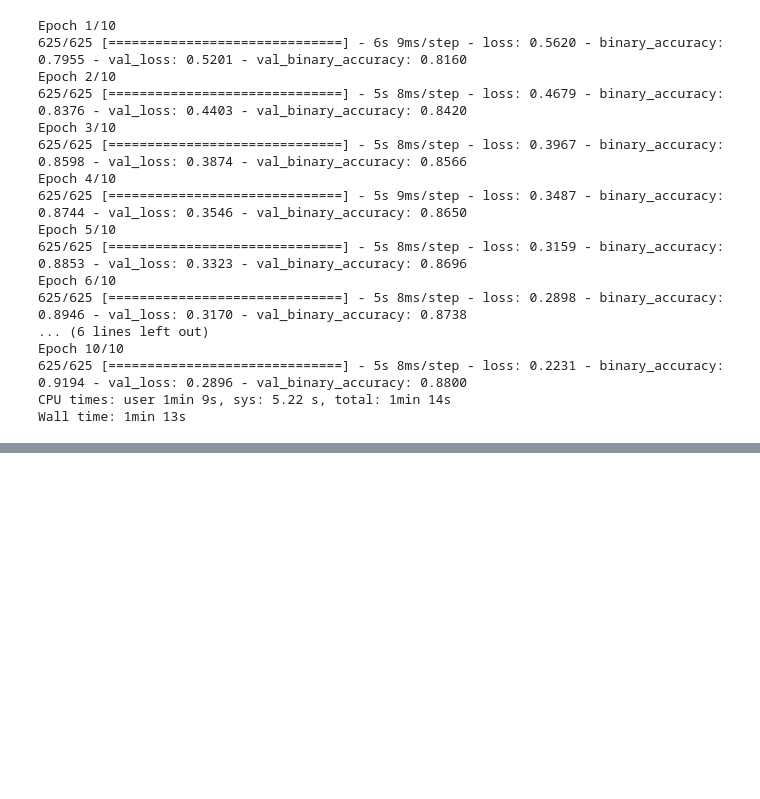
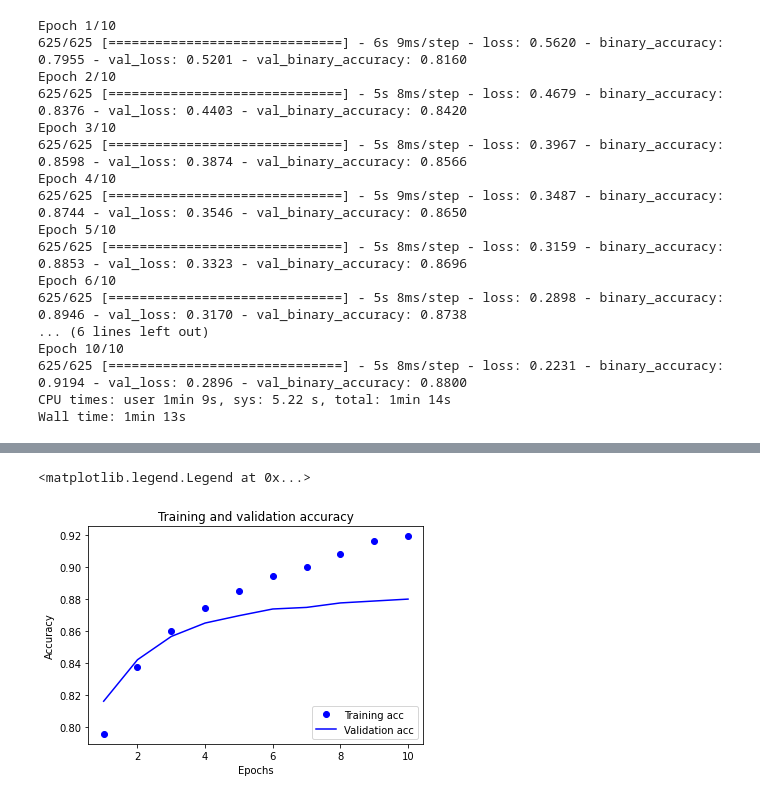
Before and after one commit to SilahicAmil/NLP, a Jupyter notebook: Sentiment_Analysis.ipynb, the cells around one changed output, grey strips where cells are left out. Cells and saved outputs as stored; diff of their text form; code cells hidden in the pictures; blank space fills up the shorter version.

```diff
--- a/Sentiment_Analysis.ipynb
+++ b/Sentiment_Analysis.ipynb
@@ -305,0 +345,11 @@ Wall time: 1min 13s
+# %%
+# Accuracy over epochs plot
+plt.plot(epochs, acc, 'bo', label='Training acc')
+plt.plot(epochs, val_acc, 'b', label='Validation acc')
+plt.title('Training and validation accuracy')
+plt.xlabel('Epochs')
+plt.ylabel('Accuracy')
+plt.legend(loc='lower right')
+# %% [output]
+<matplotlib.legend.Legend at 0x...>
+[figure, added]
```
Also changed, not shown: parts of 7 cells of this notebook.
